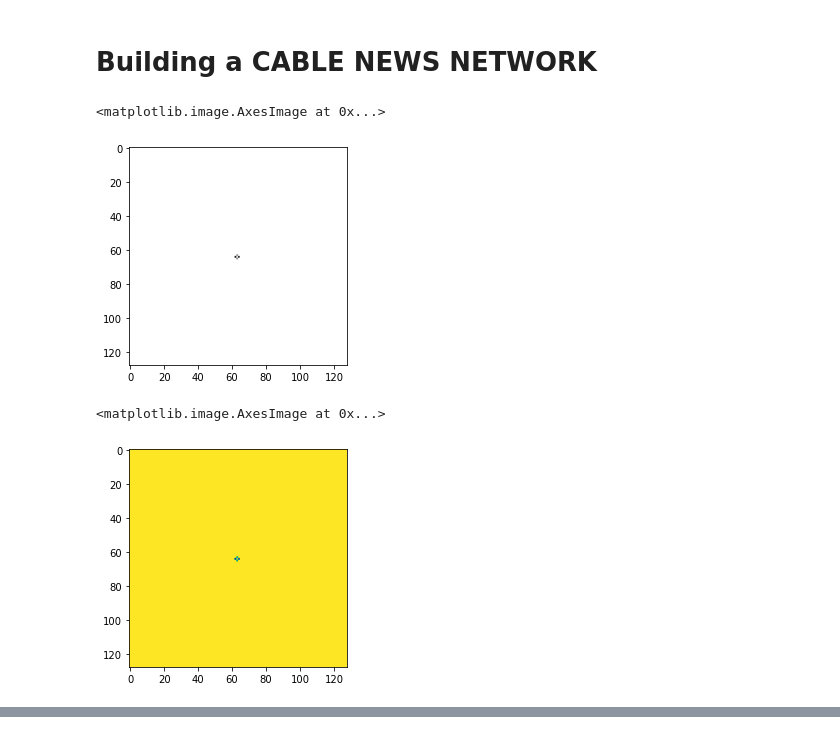
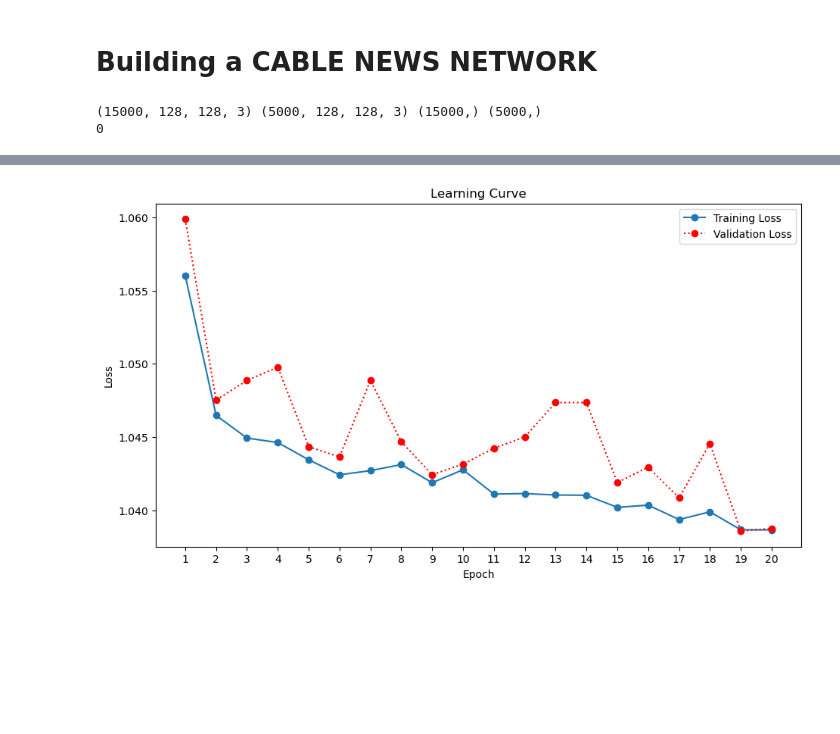
Before and after one commit to ladouce7/pointNet, a Jupyter notebook: 3track_classification.ipynb, the cells around one changed output, grey strips where cells are left out. Saved outputs shown, nothing was run; the diff lists cells and outputs as text; code cells hidden in the pictures; blank space fills up the shorter version.

```diff
--- a/3track_classification.ipynb
+++ b/3track_classification.ipynb
@@ -19,7 +19,7 @@ targets = np.asarray(imgs['targets'])
 #print(evts.shape, track.shape)
 # %%
 #normalizing the images so that the values are between -1 and 1
-events = events / 255
+events = abs(events - 255) / 255
 #adding a 3-value third dimension to each image so the model can accept it
 events = np.expand_dims(events, axis=3)
 events = np.repeat(events, 3, axis=3)
@@ -27,25 +27,24 @@ events = np.repeat(events, 3, axis=3)
 # Some checks to make sure the data has been correctly preprocessed
 #assert events.shape[1:] == (128, 128, 3), 'Real data has incorrect shape'
 #assert events.min() >= -1 and events.max() <= 1, 'Real data is not in the range [-1, 1]'
-# %% [output]
-<matplotlib.image.AxesImage at 0x...>
-[figure, removed]
 # %%
-plt.imshow(events[1,:,:,1])  #move around each line to see how data is affected
+#plt.imshow(events[1,:,:,1])  #move around each line to see how data is affected
+#print(events[0,60:70,60:70,1])
-# %% [output]
-<matplotlib.image.AxesImage at 0x...>
-[figure, removed]
 # %%
 #shuffling the data and splitting it into training and testing sets
 train_events, test_events, train_targets, test_targets = train_test_split(events, targets, test_size=0.25, random_state=24)
-#print(train_events.shape, test_events.shape, train_targets.shape, test_targets.shape)
+print(train_events.shape, test_events.shape, train_targets.shape, test_targets.shape)
 
 input_shape = train_events.shape[1:]  #should be (128, 128, 3)
 num_classes = len(np.unique(train_targets))   #should be 3
+print(targets[0])
+# %% [output]
+(15000, 128, 128, 3) (5000, 128, 128, 3) (15000,) (5000,)
+0
 # %%
 #builds and compiles a model with the given specifications
 model = cnn.build_pretrained_vgg_model(input_shape, num_classes)
-model.compile(optimizer=tf.keras.optimizers.Adam(learning_rate=0.001), loss='sparse_categorical_crossentropy', metrics=['accuracy'])
+model.compile(optimizer=tf.keras.optimizers.Adam(learning_rate=0.0001), loss='sparse_categorical_crossentropy', metrics=['accuracy'])
 # %%
 #checkpointing weights for each epoch
 cp_dir = './model-checkpoints/'
@@ -57,7 +56,7 @@ cp_path = os.path.join(cp_dir, 'weights.epoch.{epoch:02d}')
 cp_callback = tf.keras.callbacks.ModelCheckpoint(cp_path, save_weights_only=True)
 # %%
 #training the model and plotting its learning curve
-history = model.fit(train_events, train_targets, batch_size=64, epochs=20, validation_split=0.2, callbacks=[cp_callback])
+history = model.fit(train_events, train_targets, batch_size=32, epochs=20, validation_split=0.2, callbacks=[cp_callback])
 cnn.plot_learning_curve(history)
 # %% [output]
 Epoch 1/20
@@ -64,3 +79,4 @@ Epoch 1/20
+[figure, added]
 # %%
 #evaluating the model at the optimal epoch
 best_epoch = 5
```
Also changed, not shown: parts of 3 cells of this notebook, 3 other files.
